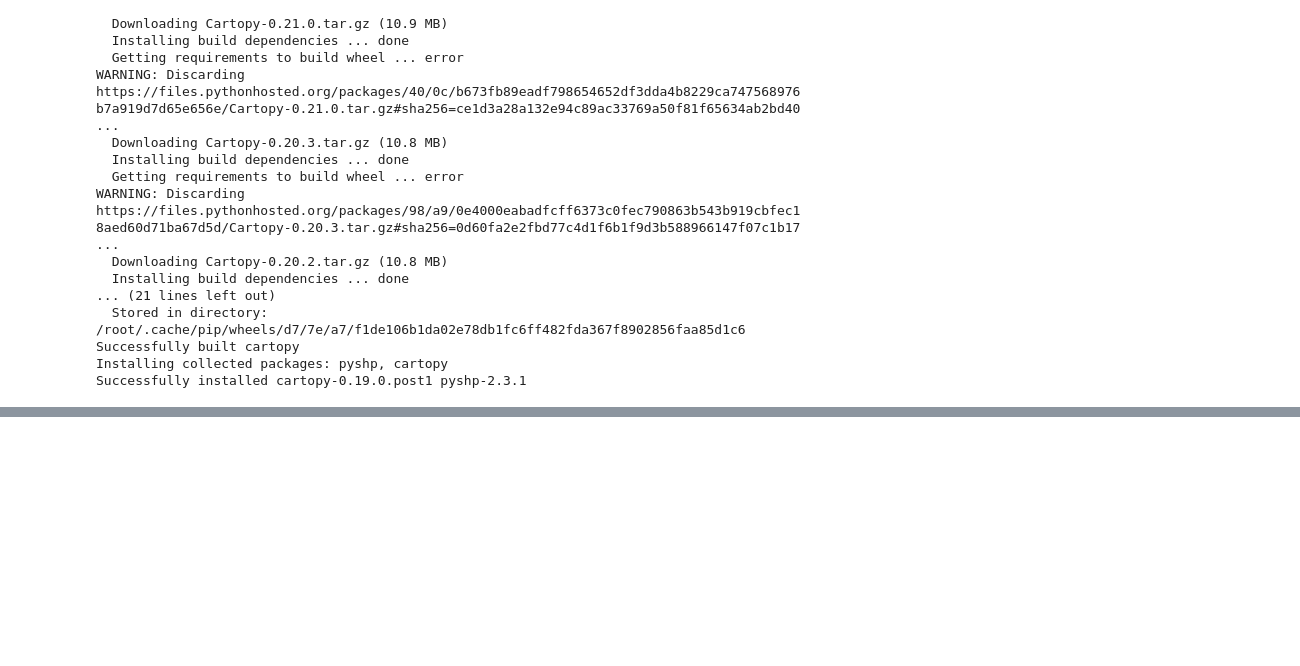
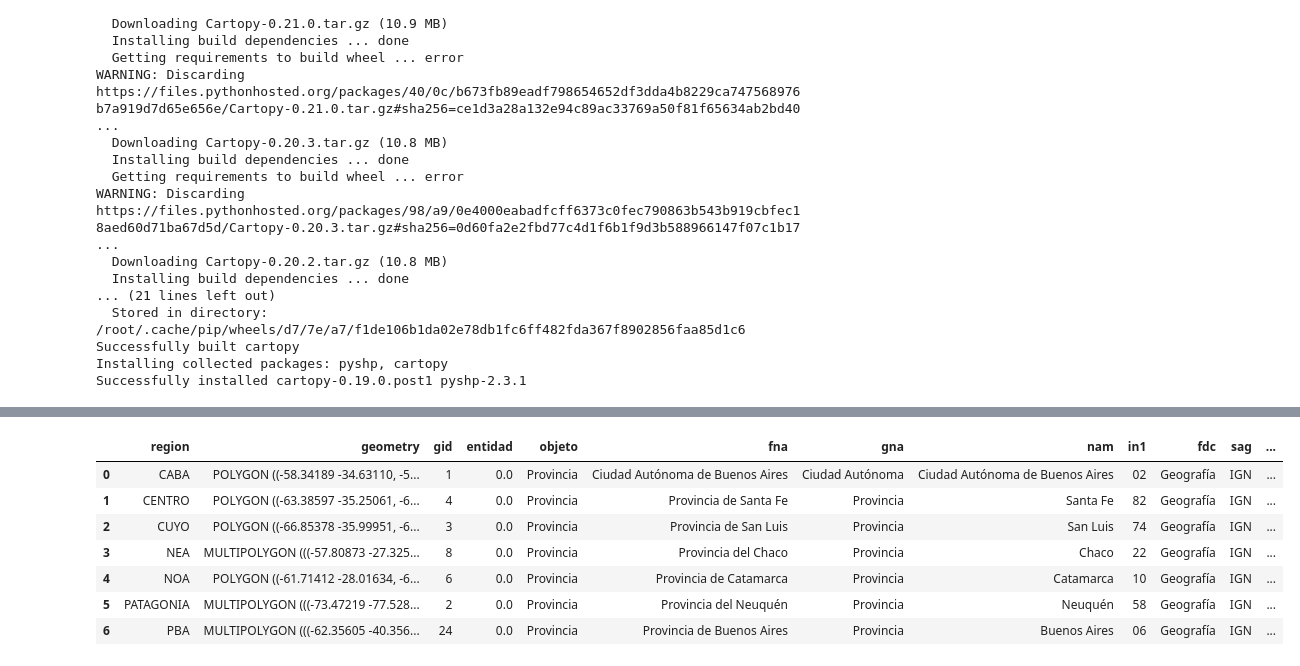
Before and after one commit to FedeManrupe/FLACSO_final, a Jupyter notebook: FLACSO_final.ipynb, the cells around one changed output, grey strips where cells are left out. Cells and saved outputs as stored; diff of their text form; code cells hidden in the pictures; blank space fills up the shorter version.

```diff
--- a/FLACSO_final.ipynb
+++ b/FLACSO_final.ipynb
@@ -1175,0 +1206,13 @@ plt.legend(loc='upper right', bbox_to_anchor=(7,6));
+# %%
+# Hago un merge
+gdfRegionesMax = gdfRegiones.merge(dfRegionesMax, on='region')
+gdfRegionesMax
+# %% [output]
+|  | region | geometry | gid | entidad | objeto | fna | gna | nam | in1 | fdc | sag | ... |
+| 0 | CABA | POLYGON ((-58.34189 -34.63110, -5... | 1 | 0.0 | Provincia | Ciudad Autónoma de Buenos Aires | Ciudad Autónoma | Ciudad Autónoma de Buenos Aires | 02 | Geografía | IGN | ... |
+| 1 | CENTRO | POLYGON ((-63.38597 -35.25061, -6... | 4 | 0.0 | Provincia | Provincia de Santa Fe | Provincia | Santa Fe | 82 | Geografía | IGN | ... |
+| 2 | CUYO | POLYGON ((-66.85378 -35.99951, -6... | 3 | 0.0 | Provincia | Provincia de San Luis | Provincia | San Luis | 74 | Geografía | IGN | ... |
+| 3 | NEA | MULTIPOLYGON (((-57.80873 -27.325... | 8 | 0.0 | Provincia | Provincia del Chaco | Provincia | Chaco | 22 | Geografía | IGN | ... |
+| 4 | NOA | POLYGON ((-61.71412 -28.01634, -6... | 6 | 0.0 | Provincia | Provincia de Catamarca | Provincia | Catamarca | 10 | Geografía | IGN | ... |
+| 5 | PATAGONIA | MULTIPOLYGON (((-73.47219 -77.528... | 2 | 0.0 | Provincia | Provincia del Neuquén | Provincia | Neuquén | 58 | Geografía | IGN | ... |
+| 6 | PBA | MULTIPOLYGON (((-62.35605 -40.356... | 24 | 0.0 | Provincia | Provincia de Buenos Aires | Provincia | Buenos Aires | 06 | Geografía | IGN | ... |
```
Also changed, not shown: parts of 6 cells of this notebook.
